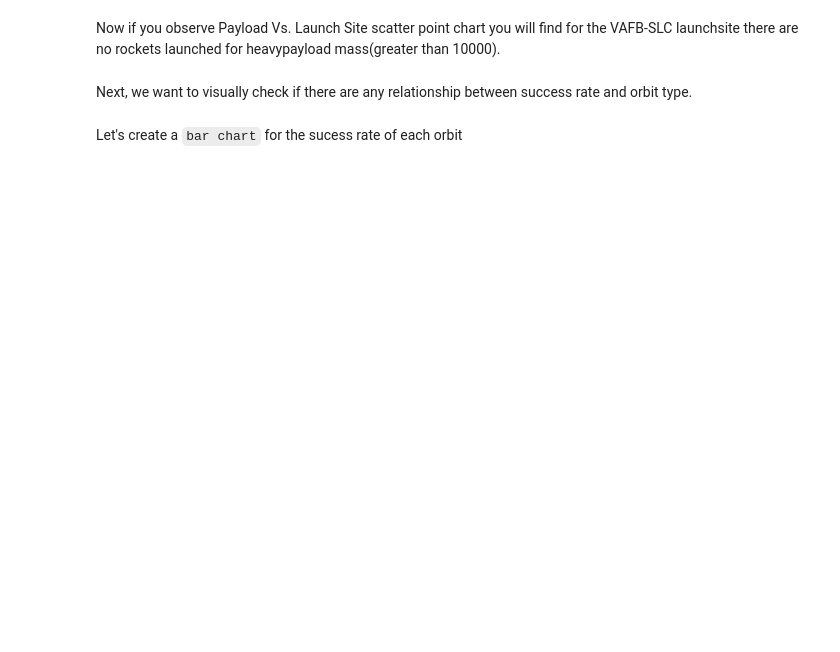
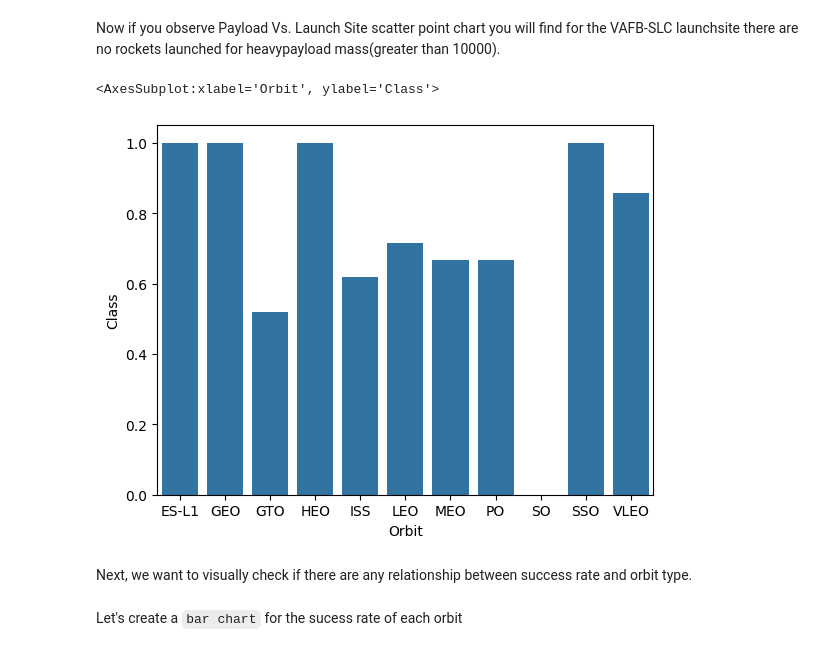
Before and after one commit to olawalejuwonm/AI-ENGINEERING, a Jupyter notebook: DATA SCIENCE/jupyter-labs-eda-dataviz.ipynb.jupyterlite.ipynb, the cells around one changed output. Drawn from its saved outputs; the diff is of its cells as text; code cells hidden in the pictures; blank space fills up the shorter version.

```diff
--- a/DATA SCIENCE/jupyter-labs-eda-dataviz.ipynb.jupyterlite.ipynb
+++ b/DATA SCIENCE/jupyter-labs-eda-dataviz.ipynb.jupyterlite.ipynb
@@ -94,6 +114,13 @@ We also want to observe if there is any relationship between launch sites and th
 Now if you observe Payload Vs. Launch Site scatter point chart you will find for the VAFB-SLC  launchsite there are no  rockets  launched for  heavypayload mass(greater than 10000).
 # %%
 ### TASK  3: Visualize the relationship between success rate of each orbit type
+df_orbit = df.groupby(['Orbit']).mean()
+df_orbit.reset_index(inplace=True)
+df_orbit.head(5)
+sns.barplot(data=df_orbit, x="Orbit", y="Class")
+# %% [output]
+<AxesSubplot:xlabel='Orbit', ylabel='Class'>
+[figure, added]
 # %% [markdown]
 Next, we want to visually check if there are any relationship between success rate and orbit type.
 # %% [markdown]
```
Also changed, not shown: parts of 21 cells of this notebook, 1 other file.
